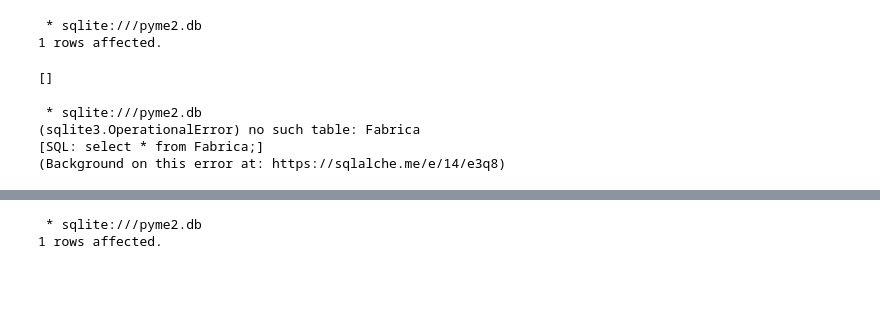
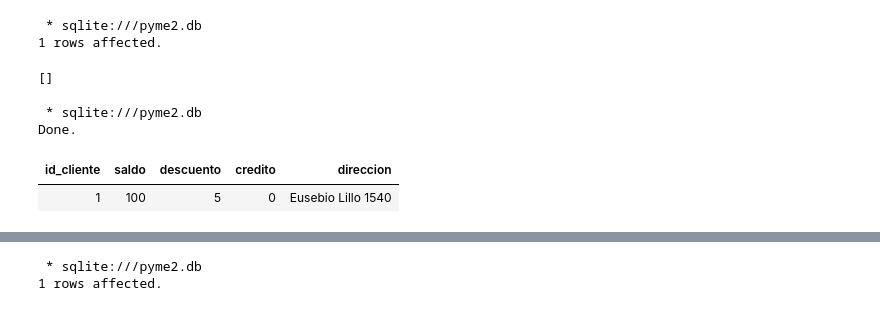
Before and after one commit to adigenova/uohdb, a Jupyter notebook: code/PYME_database.ipynb, the cells around one changed output, grey strips where cells are left out. Saved outputs shown, nothing was run; the diff lists cells and outputs as text; code cells hidden in the pictures; blank space fills up the shorter version.

```diff
--- a/code/PYME_database.ipynb
+++ b/code/PYME_database.ipynb
@@ -57,12 +67,12 @@ INSERT INTO Cliente VALUES(1,100,5,0,"Eusebio Lillo 1540");
 # %%
 #listamos los valores de la base de datos
 %%sql
-select * from Fabrica;
+select * from Cliente;
 # %% [output]
  * sqlite:///pyme2.db
-(sqlite3.OperationalError) no such table: Fabrica
-[SQL: select * from Fabrica;]
-(Background on this error at: https://sqlalche.me/e/14/e3q8)
+Done.
+| id_cliente | saldo | descuento | credito | direccion |
+| 1 | 100 | 5 | 0 | Eusebio Lillo 1540 |
 # %%
 #insertamos un nuevo valor
 %%sql
```
Also changed, not shown: parts of 27 cells of this notebook.
